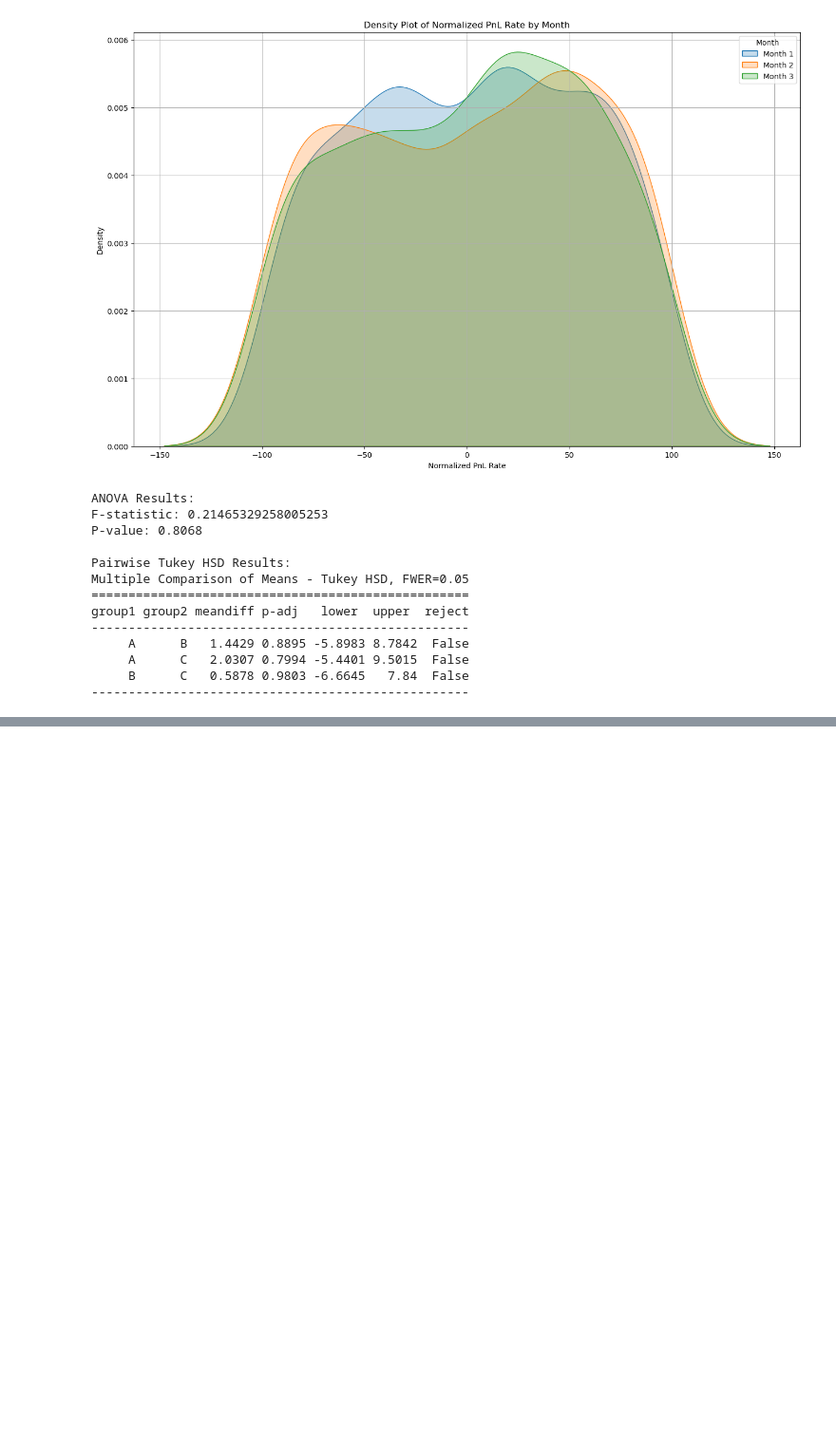
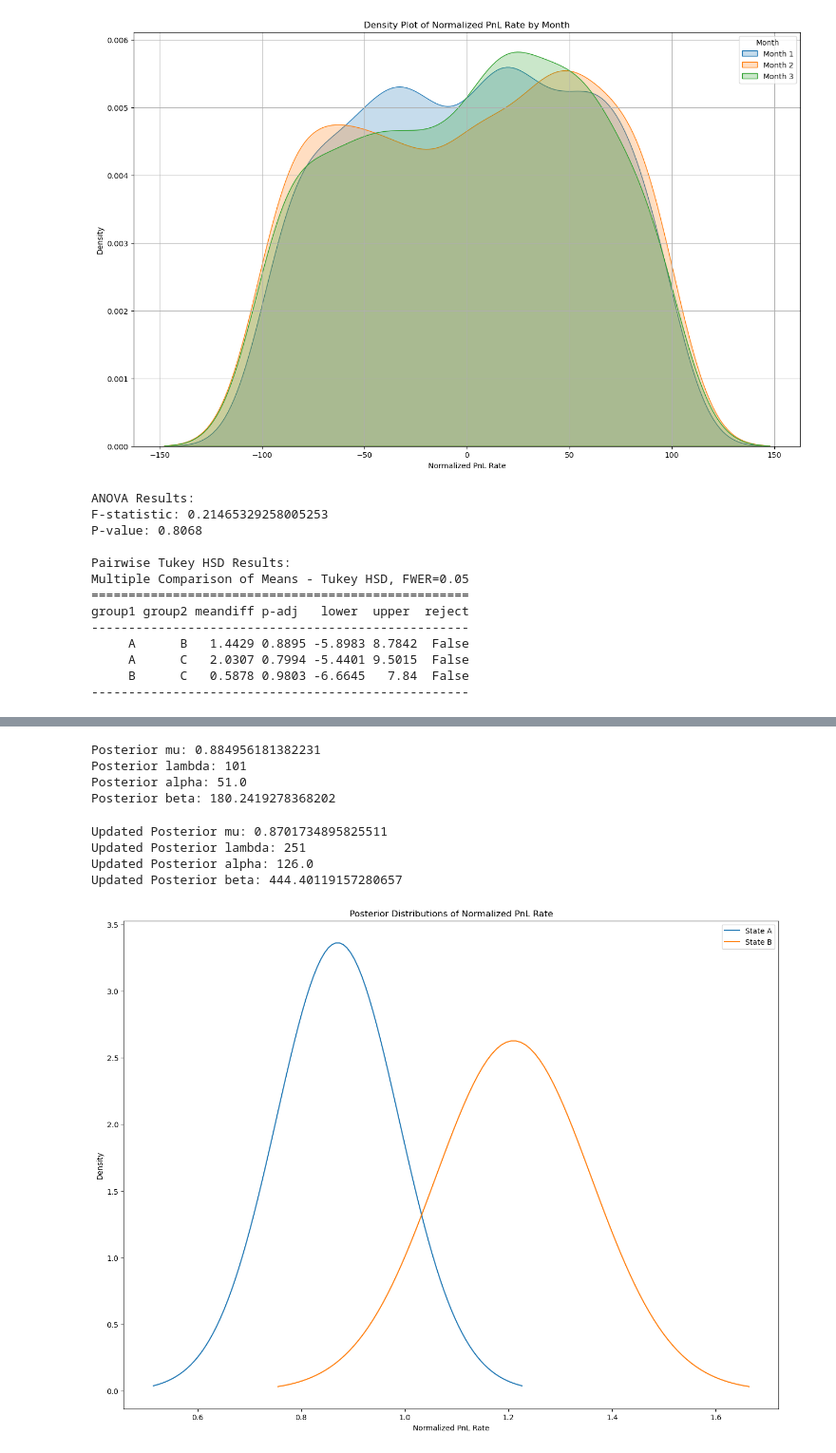
Before and after one commit to dyang1999/notebooks, a Jupyter notebook: time_series_analysis.ipynb, the cells around one changed output, grey strips where cells are left out. Shown at 95% size. Drawn from its saved outputs; the diff is of its cells as text; code cells hidden in the pictures; blank space fills up the shorter version.

```diff
--- a/time_series_analysis.ipynb
+++ b/time_series_analysis.ipynb
@@ -960,0 +980,78 @@ Time
+# %%
+# Initial priors
+mu_0 = 0
+lambda_ = 1
+alpha = 1
+beta = 1
+# %%
+import numpy as np
+
+# Function to update priors
+def update_priors(prior_mu, prior_lambda, prior_alpha, prior_beta, data):
+    n = len(data)
+    sample_mean = np.mean(data)
+    sample_var = np.var(data, ddof=1)
+
+    # Update parameters
+    posterior_lambda = prior_lambda + n
+    posterior_mu = (prior_lambda * prior_mu + n * sample_mean) / posterior_lambda
+    posterior_alpha = prior_alpha + n / 2
+    posterior_beta = prior_beta + 0.5 * (n * sample_var + (prior_lambda * n * (sample_mean - prior_mu) ** 2) / (prior_lambda + n))
+
+    return posterior_mu, posterior_lambda, posterior_alpha, posterior_beta
+
+# Example data (normalized PnL rates for state A)
+data_A = np.random.normal(loc=1, scale=2, size=100)
+
+# Update priors with data
+posterior_mu, posterior_lambda, posterior_alpha, posterior_beta = update_priors(mu_0, lambda_, alpha, beta, data_A)
+
+print(f"Posterior mu: {posterior_mu}")
+print(f"Posterior lambda: {posterior_lambda}")
+print(f"Posterior alpha: {posterior_alpha}")
+print(f"Posterior beta: {posterior_beta}")
+# %% [output]
+Posterior mu: 0.884956181382231
+Posterior lambda: 101
+Posterior alpha: 51.0
+Posterior beta: 180.2419278368202
+# %%
+# New batch of data
+new_data_A = np.random.normal(loc=1.1, scale=2.1, size=50)
+
+# Update priors with new data
+posterior_mu, posterior_lambda, posterior_alpha, posterior_beta = update_priors(posterior_mu, posterior_lambda, posterior_alpha, posterior_beta, new_data_A)
+
+print(f"Updated Posterior mu: {posterior_mu}")
+print(f"Updated Posterior lambda: {posterior_lambda}")
+print(f"Updated Posterior alpha: {posterior_alpha}")
+print(f"Updated Posterior beta: {posterior_beta}")
+# %% [output]
+Updated Posterior mu: 0.8701734895825511
+Updated Posterior lambda: 251
+Updated Posterior alpha: 126.0
+Updated Posterior beta: 444.40119157280657
+# %%
+import matplotlib.pyplot as plt
+import scipy.stats as stats
+
+# Function to plot posterior distributions
+def plot_posterior(mu, lambda_, alpha, beta, label):
+    x = np.linspace(mu - 3 * np.sqrt(beta / (alpha * lambda_)), mu + 3 * np.sqrt(beta / (alpha * lambda_)), 100)
+    y = stats.t.pdf(x, 2 * alpha, loc=mu, scale=np.sqrt(beta / (alpha * lambda_)))
+    plt.plot(x, y, label=label)
+
+# Plot posterior for State A
+plot_posterior(posterior_mu, posterior_lambda, posterior_alpha, posterior_beta, label='State A')
+
+# Example posterior for State B (using different data)
+posterior_mu_B, posterior_lambda_B, posterior_alpha_B, posterior_beta_B = update_priors(mu_0, lambda_, alpha, beta, np.random.normal(loc=1.2, scale=1.8, size=100))
+plot_posterior(posterior_mu_B, posterior_lambda_B, posterior_alpha_B, posterior_beta_B, label='State B')
+
+plt.xlabel('Normalized PnL Rate')
+plt.ylabel('Density')
+plt.title('Posterior Distributions of Normalized PnL Rate')
+plt.legend()
+plt.show()
+# %% [output]
+[figure, added]
```
Also changed, not shown: parts of 7 cells of this notebook.
